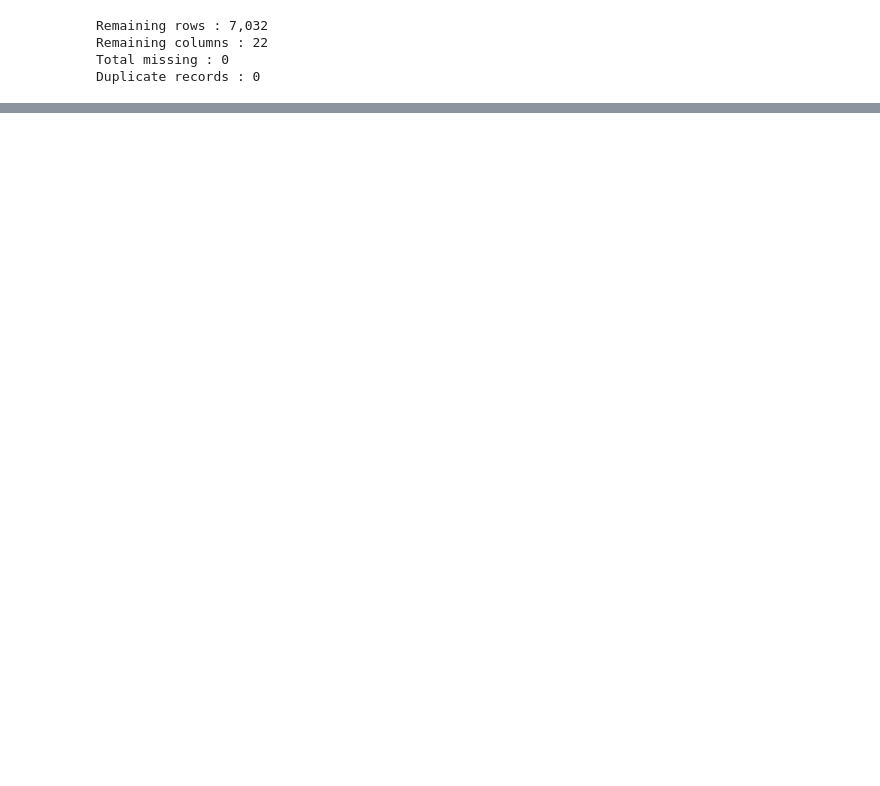
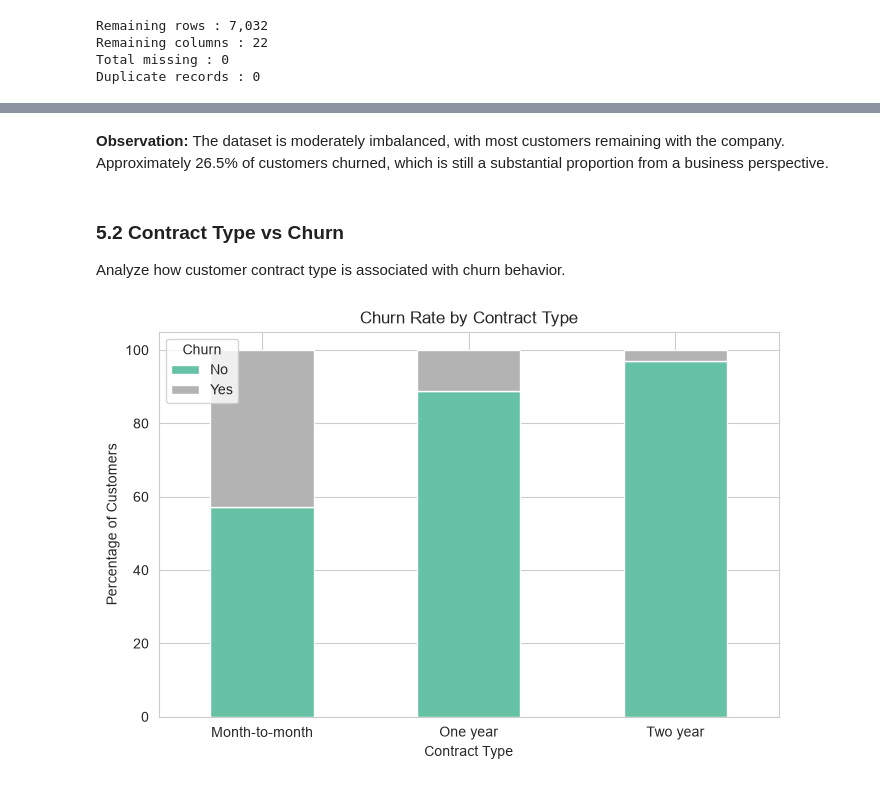
Before and after one commit to arwendy123/reducing-customer-churn-business-analysis, a Jupyter notebook: notebook/customer_churn_analysis.ipynb, the cells around one changed output, grey strips where cells are left out. Saved outputs shown, nothing was run; the diff lists cells and outputs as text; code cells hidden in the pictures; blank space fills up the shorter version.

```diff
--- a/notebook/customer_churn_analysis.ipynb
+++ b/notebook/customer_churn_analysis.ipynb
@@ -259,0 +267,21 @@ The dataset is now fully cleaned and ready for business-oriented exploratory ana
+# %% [markdown]
+**Observation:** The dataset is moderately imbalanced, with most customers remaining with the company. Approximately 26.5% of customers churned, which is still a substantial proportion from a business perspective.
+# %% [markdown]
+### 5.2 Contract Type vs Churn
+
+Analyze how customer contract type is associated with churn behavior.
+# %%
+contract_churn = pd.crosstab(df['Contract'], df['Churn'], normalize='index') * 100
+
+contract_churn.round(1)
+
+contract_churn.plot(kind='bar', stacked=True, figsize=(8, 5), colormap='Set2')
+
+plt.title('Churn Rate by Contract Type')
+plt.xlabel('Contract Type')
+plt.ylabel('Percentage of Customers')
+plt.legend(title='Churn')
+plt.xticks(rotation=0)
+plt.show()
+# %% [output]
+[figure, added]
```
Also changed, not shown: parts of 37 cells of this notebook.
